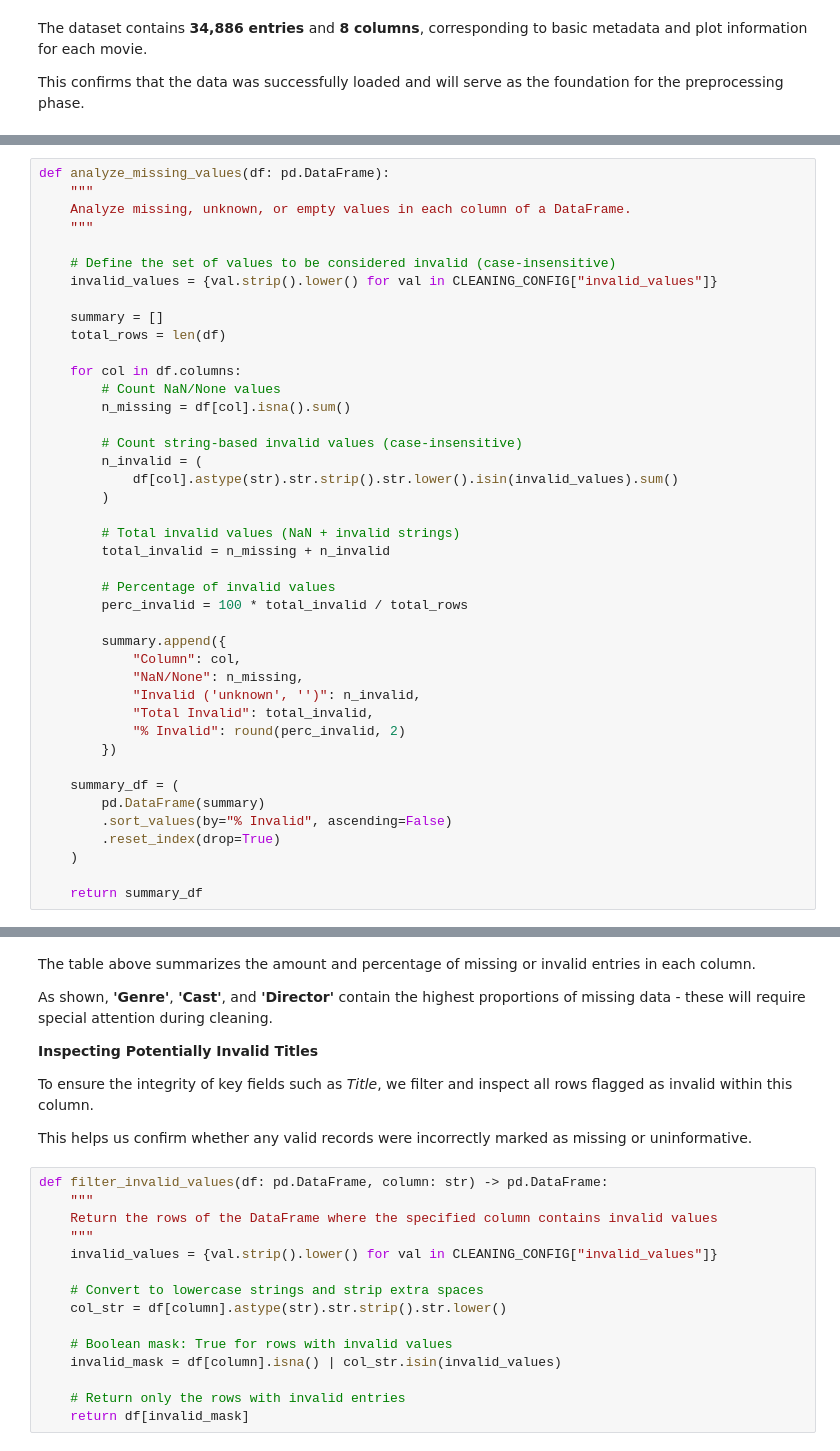
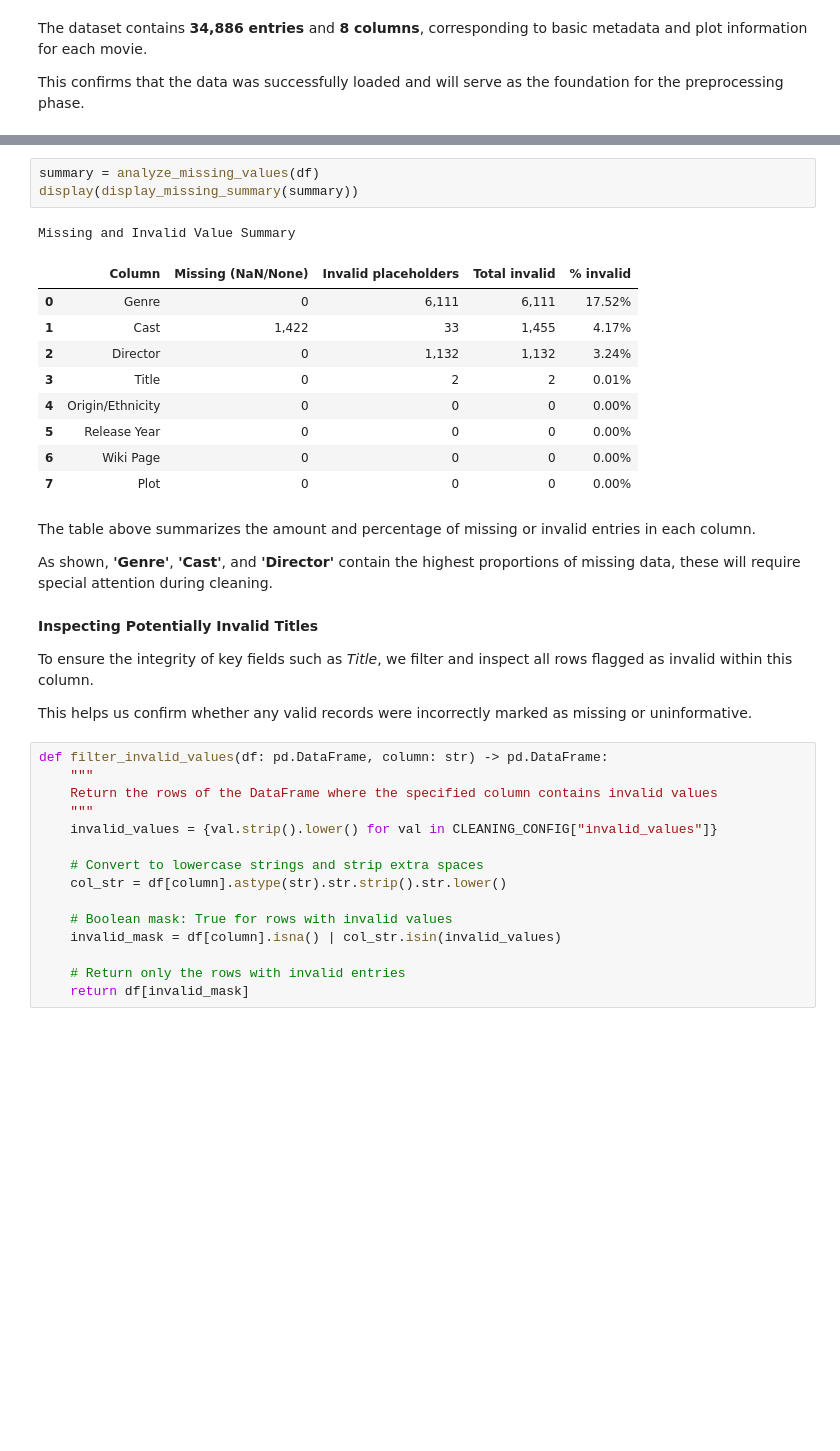
Before and after one commit to ilfncin/rag-movie-plots, a Jupyter notebook: notebooks/1.0-ilfn-initial-data-exploration.ipynb, the cells around one changed output, grey strips where cells are left out. Saved outputs shown, nothing was run; the diff lists cells and outputs as text; blank space fills up the shorter version.

Commit message:
refactor: reorganize RAG pipelines, split responsibilities, and clean project structure

```diff
--- a/notebooks/1.0-ilfn-initial-data-exploration.ipynb
+++ b/notebooks/1.0-ilfn-initial-data-exploration.ipynb
@@ -79,42 +88,0 @@ We consider not only `NaN` and empty strings but also textual placeholders such
-# %%
-def analyze_missing_values(df: pd.DataFrame):
-    """
-    Analyze missing, unknown, or empty values in each column of a DataFrame.
-    """
-
-    # Define the set of values to be considered invalid (case-insensitive)
-    invalid_values = {val.strip().lower() for val in CLEANING_CONFIG["invalid_values"]}
-
-    summary = []
-    total_rows = len(df)
-
-    for col in df.columns:
-        # Count NaN/None values
-        n_missing = df[col].isna().sum()
-
-        # Count string-based invalid values (case-insensitive)
-        n_invalid = (
-            df[col].astype(str).str.strip().str.lower().isin(invalid_values).sum()
-        )
-
-        # Total invalid values (NaN + invalid strings)
-        total_invalid = n_missing + n_invalid
-
-        # Percentage of invalid values
-        perc_invalid = 100 * total_invalid / total_rows
-
-        summary.append({
-            "Column": col,
-            "NaN/None": n_missing,
-            "Invalid ('unknown', '')": n_invalid,
-            "Total Invalid": total_invalid,
-            "% Invalid": round(perc_invalid, 2)
-        })
-
-    summary_df = (
-        pd.DataFrame(summary)
-        .sort_values(by="% Invalid", ascending=False)
-        .reset_index(drop=True)
-    )
-
-    return summary_df
@@ -136,13 +152,27 @@ Summary of missing and invalid values:
+# %%
+summary = analyze_missing_values(df)
+display(display_missing_summary(summary))
+# %% [output]
+Missing and Invalid Value Summary
+|  | Column | Missing (NaN/None) | Invalid placeholders | Total invalid | % invalid |
+| 0 | Genre | 0 | 6,111 | 6,111 | 17.52% |
+| 1 | Cast | 1,422 | 33 | 1,455 | 4.17% |
+| 2 | Director | 0 | 1,132 | 1,132 | 3.24% |
+| 3 | Title | 0 | 2 | 2 | 0.01% |
+| 4 | Origin/Ethnicity | 0 | 0 | 0 | 0.00% |
+| 5 | Release Year | 0 | 0 | 0 | 0.00% |
+| 6 | Wiki Page | 0 | 0 | 0 | 0.00% |
+| 7 | Plot | 0 | 0 | 0 | 0.00% |
 # %% [markdown]
 The table above summarizes the amount and percentage of missing or invalid entries in each column.
 
-As shown, **'Genre'**, **'Cast'**, and **'Director'** contain the highest proportions of missing data - these will require special attention during cleaning.
-
-**Inspecting Potentially Invalid Titles**
-
-To ensure the integrity of key fields such as *Title*, we filter and inspect all rows flagged as invalid within this column.
-
-This helps us confirm whether any valid records were incorrectly marked as missing or uninformative.
+As shown, **'Genre'**, **'Cast'**, and **'Director'** contain the highest proportions of missing data, these will require special attention during cleaning.
+# %% [markdown]
+**Inspecting Potentially Invalid Titles**
+
+To ensure the integrity of key fields such as *Title*, we filter and inspect all rows flagged as invalid within this column.
+
+This helps us confirm whether any valid records were incorrectly marked as missing or uninformative.
 # %%
 def filter_invalid_values(df: pd.DataFrame, column: str) -> pd.DataFrame:
     """
```
Also changed, not shown: parts of 21 cells of this notebook, 43 other files.
